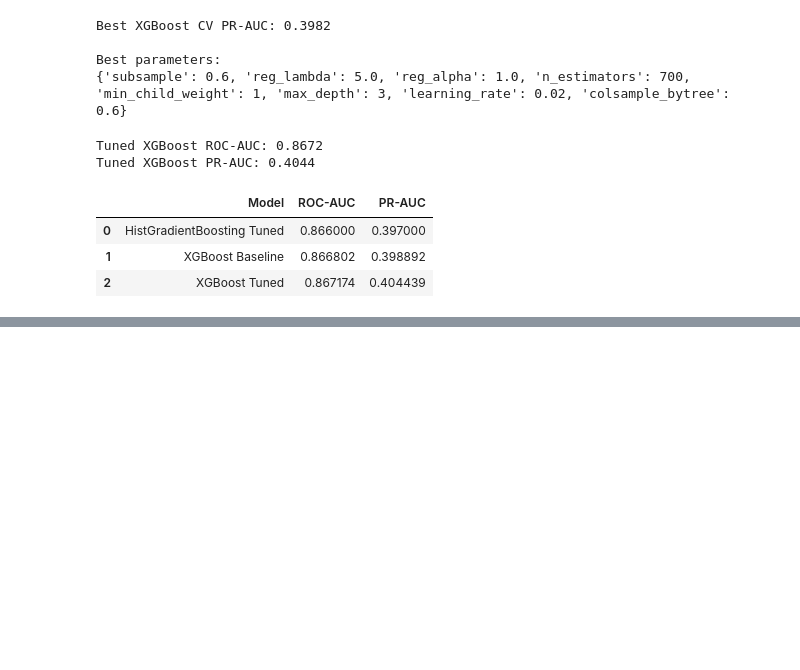
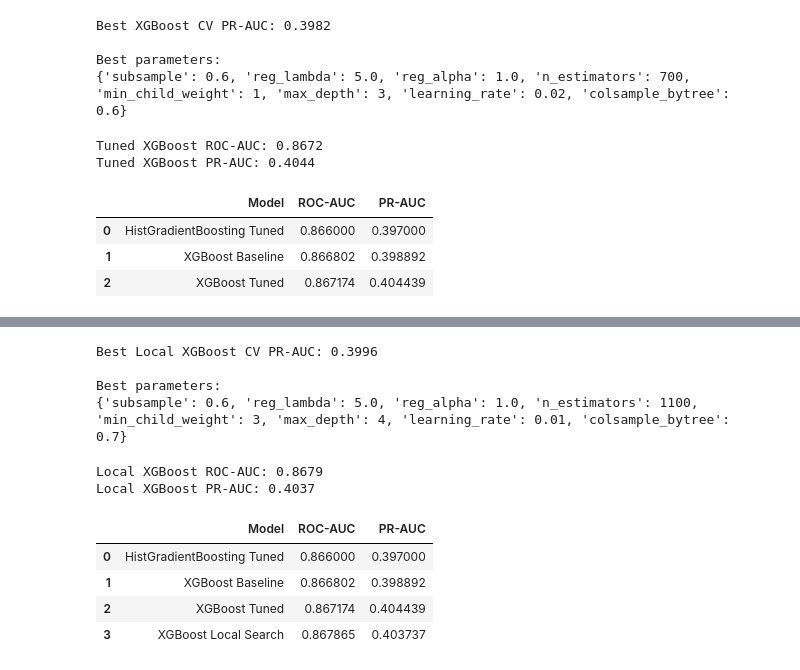
Before and after one commit to Randysman/credit_score, a Jupyter notebook: Modeling(boosting).ipynb, the cells around one changed output, grey strips where cells are left out. Drawn from its saved outputs; the diff is of its cells as text; code cells hidden in the pictures; blank space fills up the shorter version.

Commit message:
selected best parameters

```diff
--- a/Modeling(boosting).ipynb
+++ b/Modeling(boosting).ipynb
@@ -275,0 +327,35 @@ xgb_comparison
+# %%
+print(
+    f'Best Local XGBoost CV PR-AUC: '
+    f'{xgb_local_search.best_score_:.4f}'
+)
+
+print('\nBest parameters:')
+print(xgb_local_search.best_params_)
+# %% [output]
+Best Local XGBoost CV PR-AUC: 0.3996
+
+Best parameters:
+{'subsample': 0.6, 'reg_lambda': 5.0, 'reg_alpha': 1.0, 'n_estimators': 1100, 'min_child_weight': 3, 'max_depth': 4, 'learning_rate': 0.01, 'colsample_bytree': 0.7}
+# %%
+best_xgb_local = xgb_local_search.best_estimator_
+
+best_xgb_local_proba = best_xgb_local.predict_proba(
+    X_valid[features]
+)[:, 1]
+# %%
+local_xgb_roc_auc = roc_auc_score(
+    y_valid,
+    best_xgb_local_proba
+)
+
+local_xgb_pr_auc = average_precision_score(
+    y_valid,
+    best_xgb_local_proba
+)
+
+print(f'Local XGBoost ROC-AUC: {local_xgb_roc_auc:.4f}')
+print(f'Local XGBoost PR-AUC: {local_xgb_pr_auc:.4f}')
+# %% [output]
+Local XGBoost ROC-AUC: 0.8679
+Local XGBoost PR-AUC: 0.4037
@@ -275,0 +364,29 @@ xgb_comparison
+# %%
+xgb_final_comparison = pd.DataFrame({
+    'Model': [
+        'HistGradientBoosting Tuned',
+        'XGBoost Baseline',
+        'XGBoost Tuned',
+        'XGBoost Local Search'
+    ],
+    'ROC-AUC': [
+        0.8660,
+        xgb_roc_auc,
+        best_xgb_roc_auc,
+        local_xgb_roc_auc
+    ],
+    'PR-AUC': [
+        0.3970,
+        xgb_pr_auc,
+        best_xgb_pr_auc,
+        local_xgb_pr_auc
+    ]
+})
+
+xgb_final_comparison
+# %% [output]
+|  | Model | ROC-AUC | PR-AUC |
+| 0 | HistGradientBoosting Tuned | 0.866000 | 0.397000 |
+| 1 | XGBoost Baseline | 0.866802 | 0.398892 |
+| 2 | XGBoost Tuned | 0.867174 | 0.404439 |
+| 3 | XGBoost Local Search | 0.867865 | 0.403737 |
```
Also changed, not shown: parts of 5 cells of this notebook.
